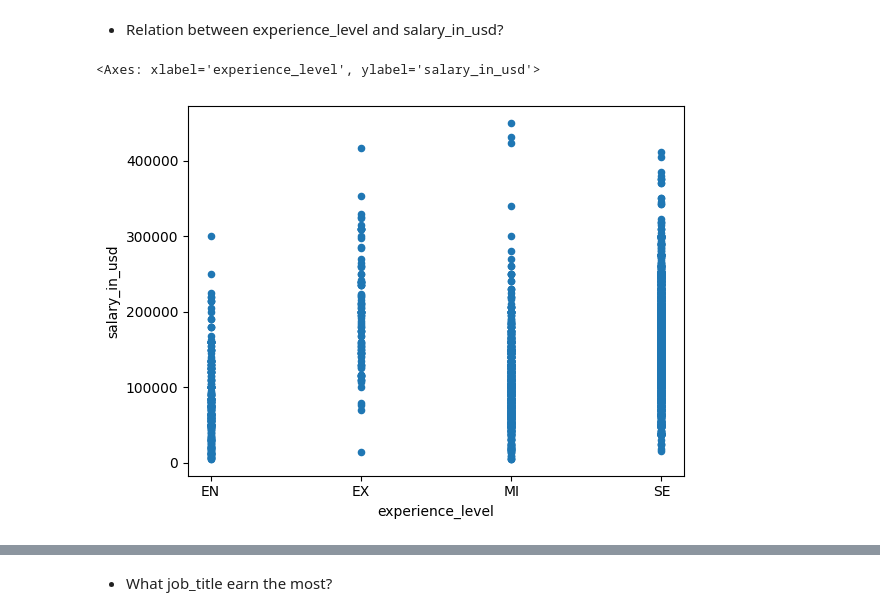
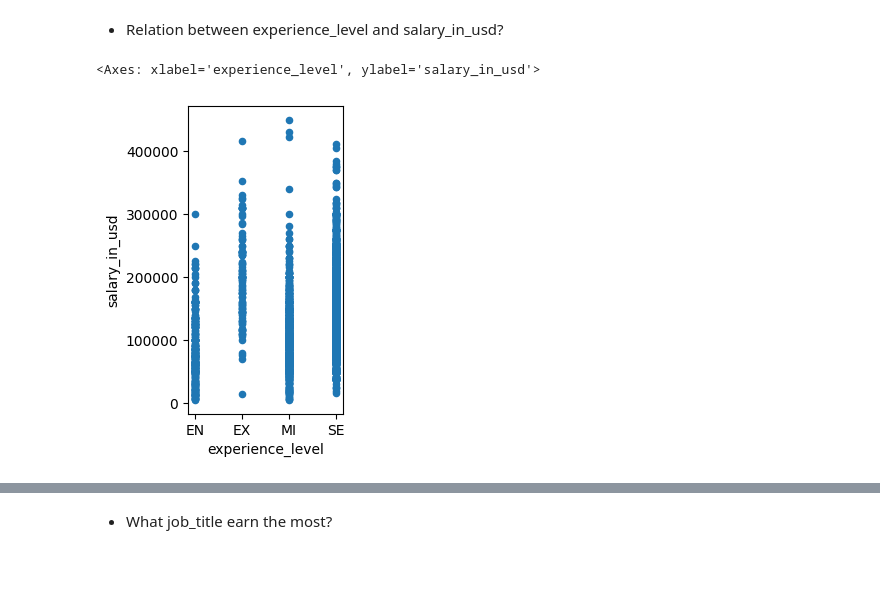
Before and after one commit to luumsk/NSU_Python, a Jupyter notebook: nbs/assignments/Practice.ipynb, the cells around one changed output, grey strips where cells are left out. Cells and saved outputs as stored; diff of their text form; code cells hidden in the pictures; blank space fills up the shorter version.

```diff
--- a/nbs/assignments/Practice.ipynb
+++ b/nbs/assignments/Practice.ipynb
@@ -253,7 +255,7 @@ The max salary for my job is $225,000.
 # %% [markdown]
 - Relation between experience_level and salary_in_usd?
 # %%
-df.plot(kind="scatter", x="experience_level", y="salary_in_usd")
+df.plot(kind="scatter", x="experience_level", y="salary_in_usd", figsize=(2,4))
 # %% [output]
 <Axes: xlabel='experience_level', ylabel='salary_in_usd'>
-[figure, old version]
+[figure, new version]
```
Also changed, not shown: parts of 9 cells of this notebook.
